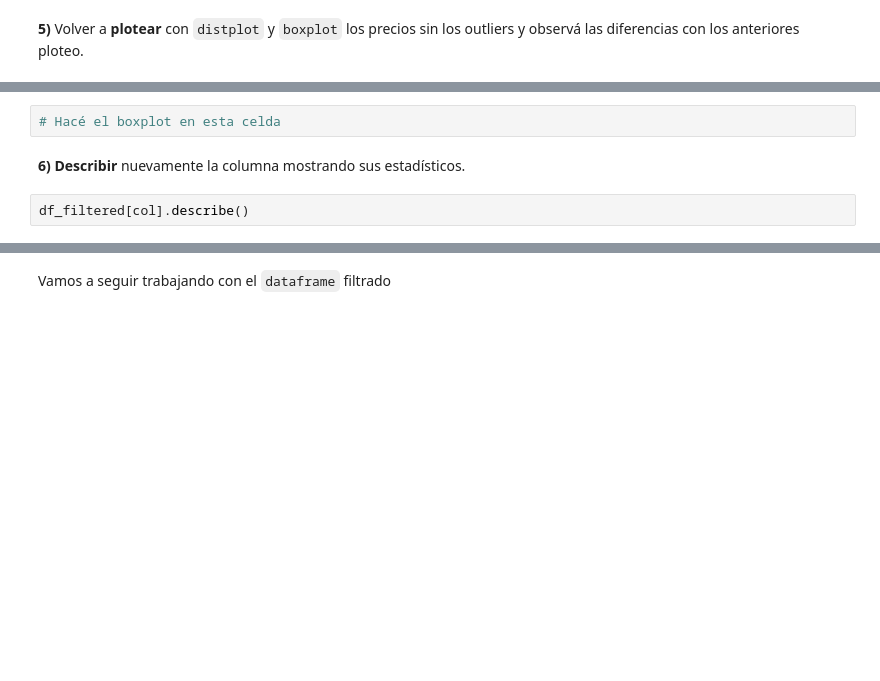
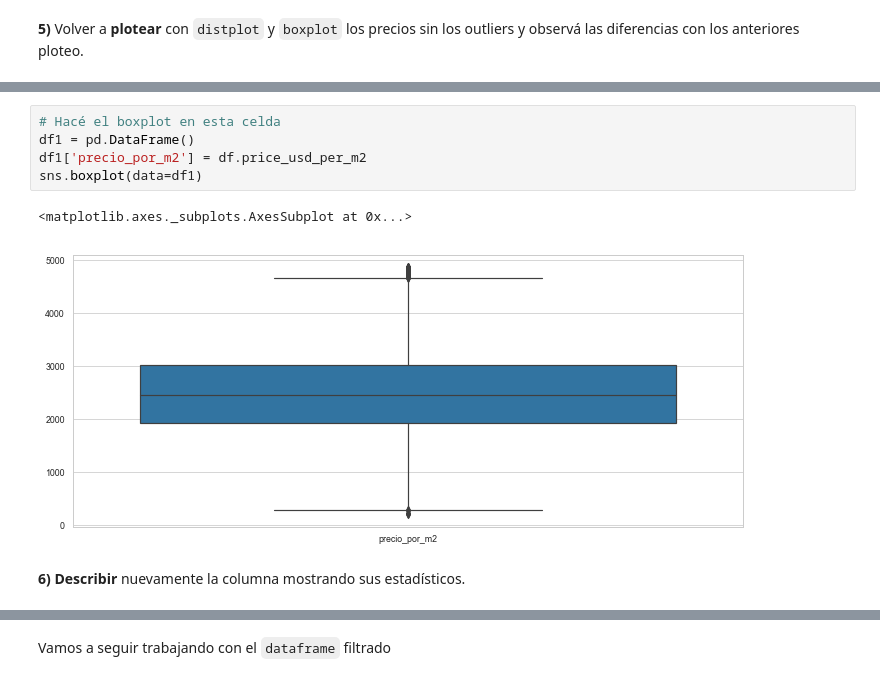
Before and after one commit to GustavoBuhr/DataScience, a Jupyter notebook: entrega+2/entrega+2/recursos_proyecto_2.ipynb, the cells around one changed output, grey strips where cells are left out. Cells and saved outputs as stored; diff of their text form; blank space fills up the shorter version.

```diff
--- a/entrega+2/entrega+2/recursos_proyecto_2.ipynb
+++ b/entrega+2/entrega+2/recursos_proyecto_2.ipynb
@@ -108,6 +156,10 @@ Para obtener el rango tenemos que calcular la diferencia entre el tercer y el pr
 # %%
 # Hacé el boxplot en esta celda
+df1 = pd.DataFrame()
+df1['precio_por_m2'] = df.price_usd_per_m2
+sns.boxplot(data=df1)
+# %% [output]
+<matplotlib.axes._subplots.AxesSubplot at 0x...>
+[figure, added]
 # %% [markdown]
 **6) Describir** nuevamente la columna mostrando sus estadísticos.
-# %%
-df_filtered[col].describe()
```
Also changed, not shown: parts of 14 cells of this notebook.
